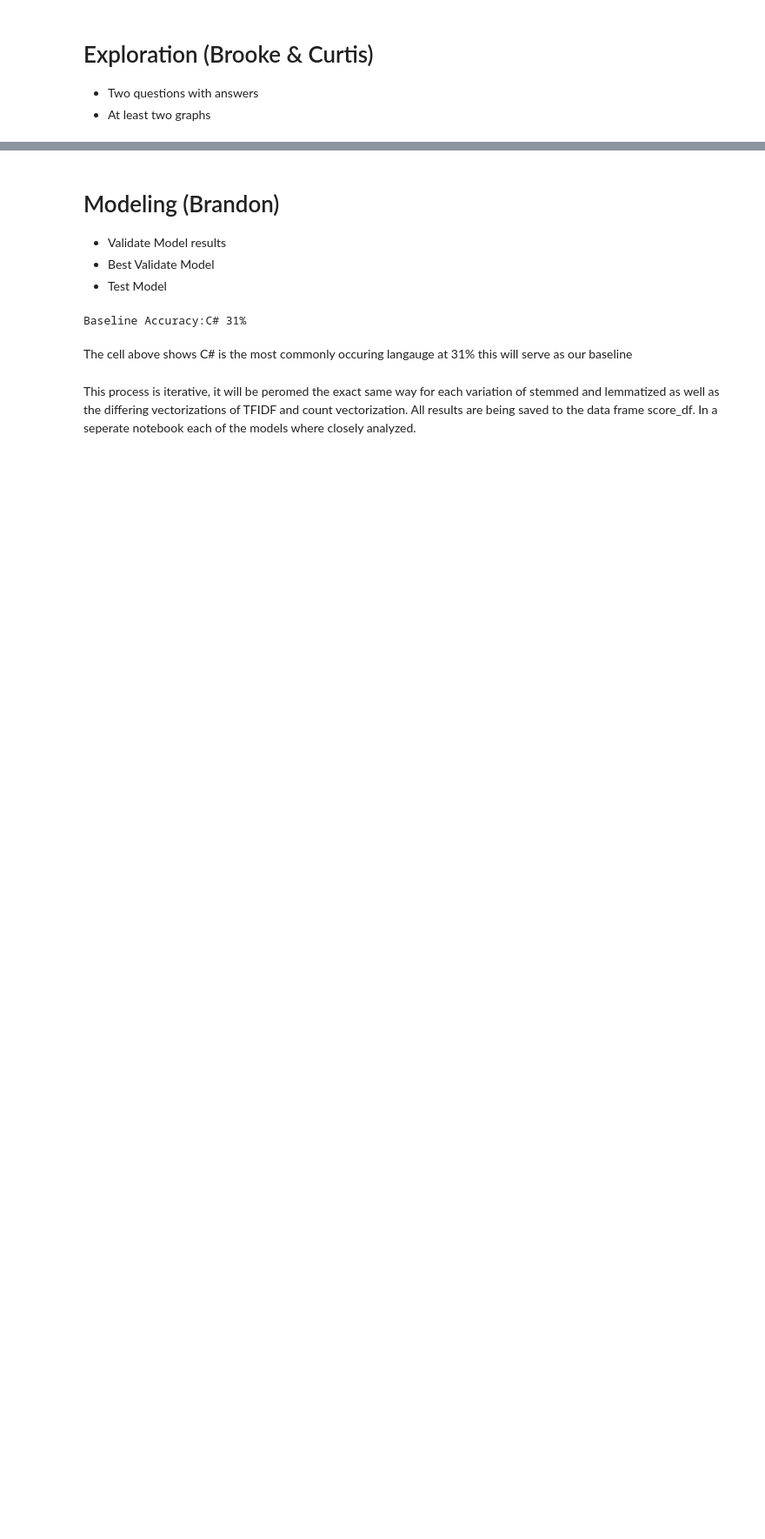
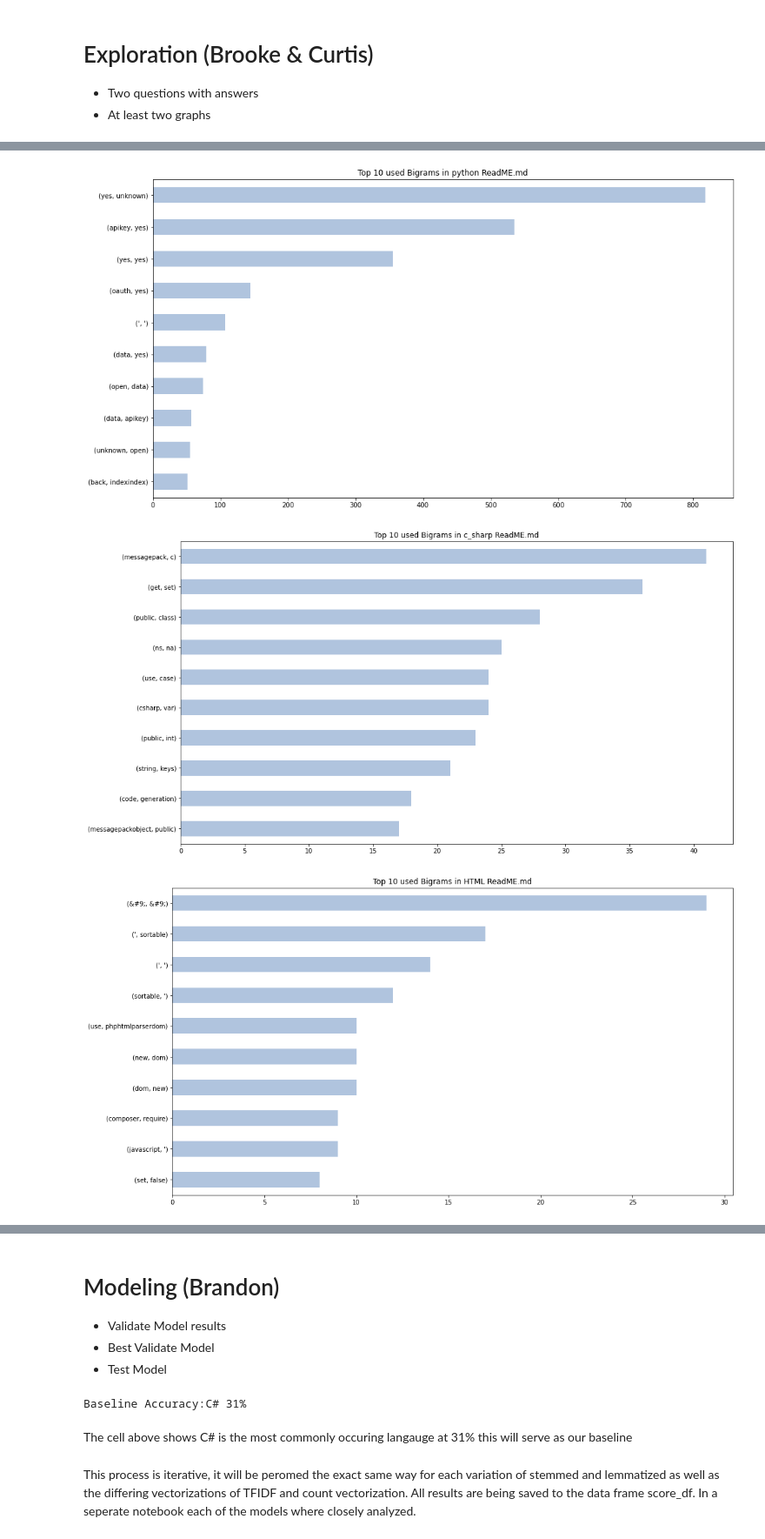
Before and after one commit to codeup-germain/github-code-composition, a Jupyter notebook: final.ipynb, the cells around one changed output, grey strips where cells are left out. Shown at 87% size. Cells and saved outputs as stored; diff of their text form; code cells hidden in the pictures; blank space fills up the shorter version.

```diff
--- a/final.ipynb
+++ b/final.ipynb
@@ -222,0 +305,2 @@ train, validate, test = prepare(acquire())
+# %%
+train['length'] = [len(i) for i in train.clean]
@@ -222,0 +357,20 @@ train, validate, test = prepare(acquire())
+# %%
+html_top_words = ' '.join(train[train['language'] == 'HTML'].clean)
+python_top_words = ' '.join(train[train['language'] == 'Python'].clean)
+c_sharp_top_words = ' '.join(train[train['language'] == 'C#'].clean)
+JavaScript_top_words = ' '.join(train[train['language'] == 'JavaScript'].clean)
+# %%
+lang_clean_words = {'python':python_top_words,
+              'c_sharp':c_sharp_top_words,
+              'HTML':html_top_words,
+              'JavaScript':JavaScript_top_words}
+# %%
+for key, value in lang_clean_words.items():
+    plt.figure(figsize=(16, 9))
+    pd.Series(nltk.bigrams(value.split())).value_counts(ascending = True).tail(10).plot.barh(color = 'lightsteelblue')
+    plt.title(f'Top 10 used Bigrams in {key} ReadME.md')
+    plt.show()
+# %% [output]
+[figure, added]
+[figure, added]
+[figure, added]
```
Also changed, not shown: parts of 21 cells of this notebook.
